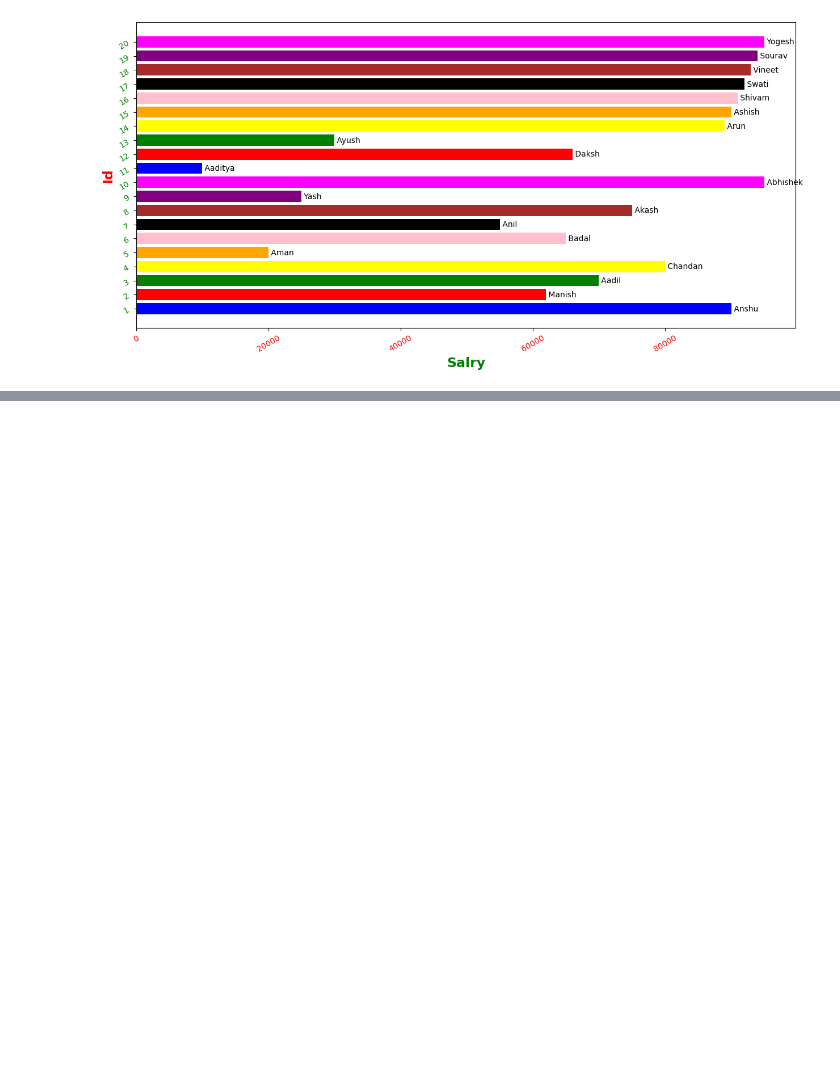
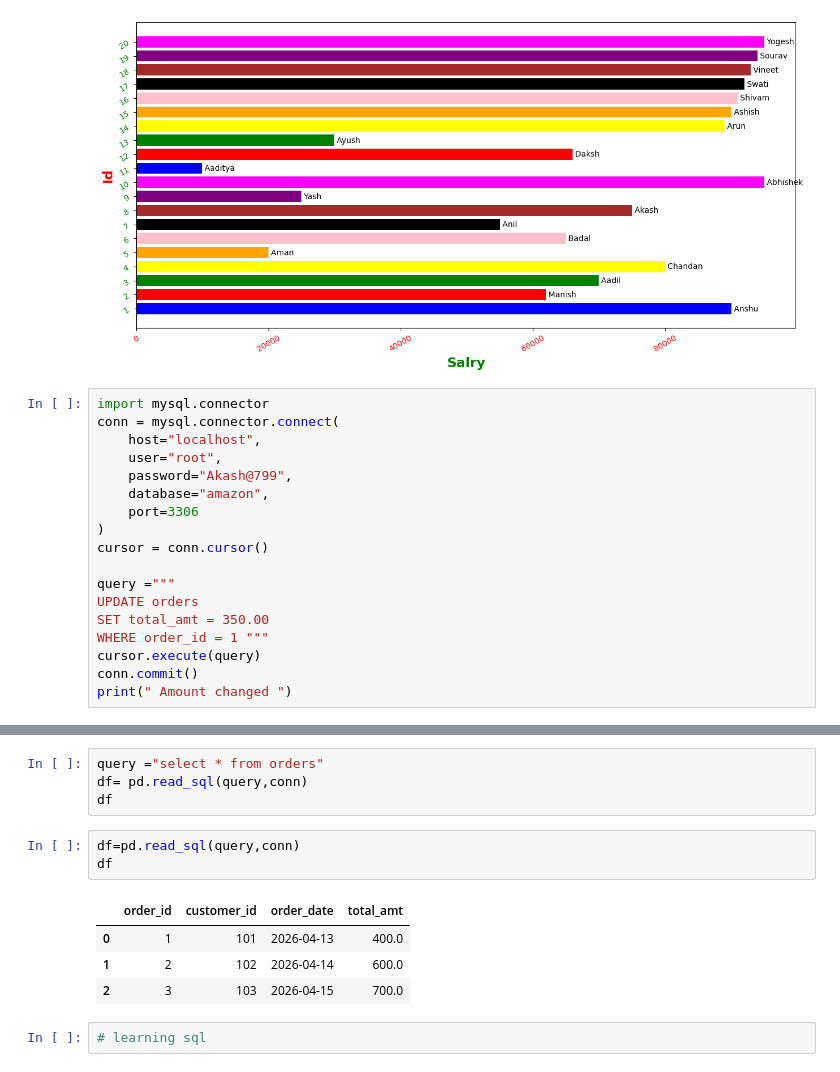
Before and after one commit to Akashyadav-codes/Data_Analyst_Jupyter, a Jupyter notebook: Matplotlib/Matplotlib.ipynb, the cells around one changed output, grey strips where cells are left out. Cells and saved outputs as stored; diff of their text form; blank space fills up the shorter version.

```diff
--- a/Matplotlib/Matplotlib.ipynb
+++ b/Matplotlib/Matplotlib.ipynb
@@ -678,3 +678,21 @@ for index , Name in enumerate(t2):
 plt.show()
 # %% [output]
 [figure]
+# %%
+import mysql.connector
+conn = mysql.connector.connect(
+    host="localhost",
+    user="root",
+    password="Akash@799",
+    database="amazon",
+    port=3306
+)
+cursor = conn.cursor()
+
+query ="""
+UPDATE orders
+SET total_amt = 350.00
+WHERE order_id = 1 """
+cursor.execute(query)
+conn.commit()
+print(" Amount changed ")
@@ -680,0 +709,14 @@ plt.show()
+# %%
+query ="select * from orders"
+df= pd.read_sql(query,conn)
+df
+# %%
+df=pd.read_sql(query,conn)
+df
+# %% [output]
+|  | order_id | customer_id | order_date | total_amt |
+| 0 | 1 | 101 | 2026-04-13 | 400.0 |
+| 1 | 2 | 102 | 2026-04-14 | 600.0 |
+| 2 | 3 | 103 | 2026-04-15 | 700.0 |
+# %%
+# learning sql
```
Also changed, not shown: parts of 1 cell of this notebook.
